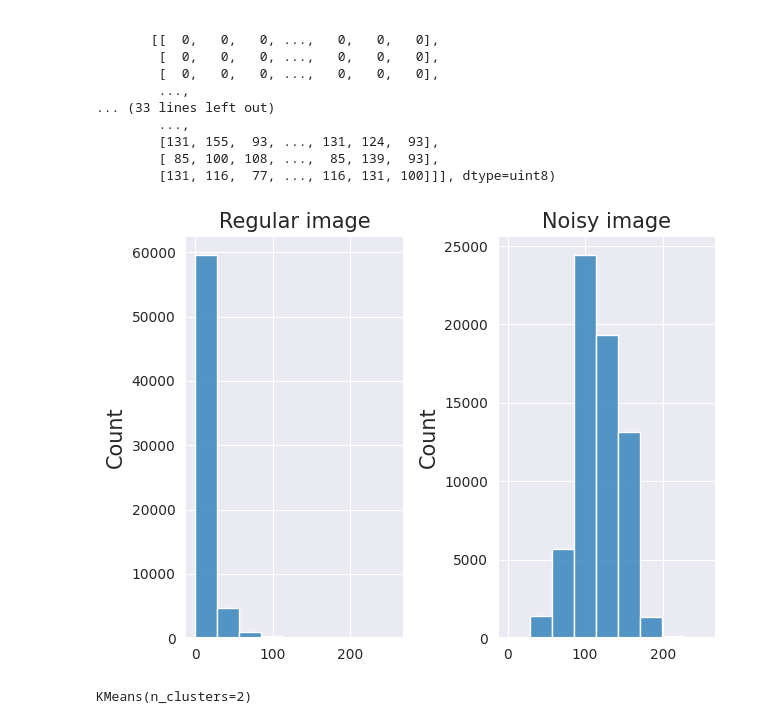
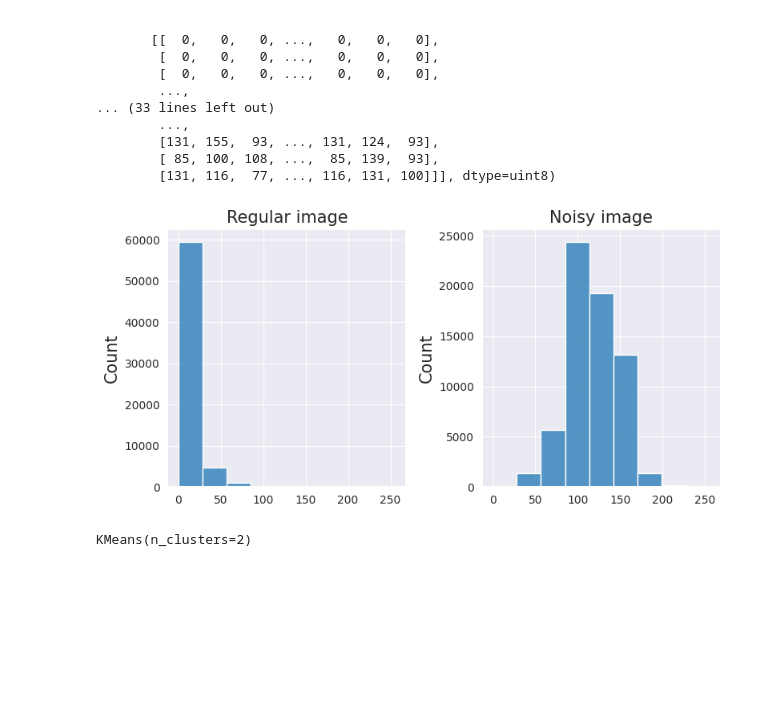
Before and after one commit to eugenioLR/TFM_sun_Autoencoders, a Jupyter notebook: data_analysis.ipynb, the cells around one changed output. Drawn from its saved outputs; the diff is of its cells as text; code cells hidden in the pictures; blank space fills up the shorter version.

Commit message:
prettier histograms

```diff
--- a/data_analysis.ipynb
+++ b/data_analysis.ipynb
@@ -113,15 +113,15 @@ array([[[  0,   0,   0, ...,   0,   0,   0],
 # %%
 nbins = 10
 
-fig, axes = plt.subplots(1,2)
+fig, axes = plt.subplots(1, 2, figsize=(8, 4), gridspec_kw=dict(width_ratios=[4, 4]))
 
 sns.histplot(AIA193_2016_bytes[0].flatten(), bins=np.linspace(0,256,nbins), ax=axes[0]).set(title="Regular image")
 
 p = sns.histplot(AIA193_2016_bytes[6].flatten(), bins=np.linspace(0,256,nbins), ax=axes[1]).set(title="Noisy image")
 
 fig.tight_layout()
 # %% [output]
-[figure, old version]
+[figure, new version]
 # %%
 hist_vectors = np.array([np.histogram(i.flatten(), bins=np.linspace(0,256,nbins))[0] for i in AIA193_2016_bytes])
 # %%
```
